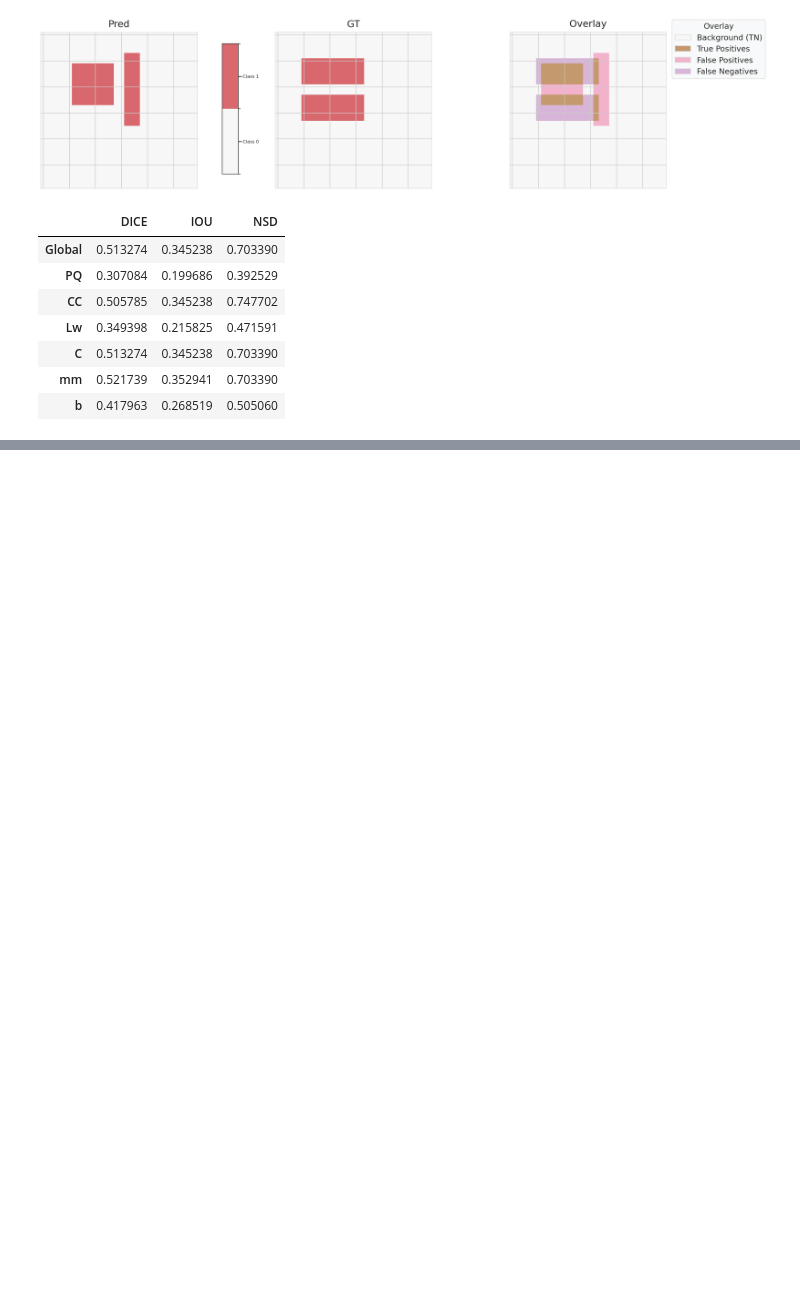
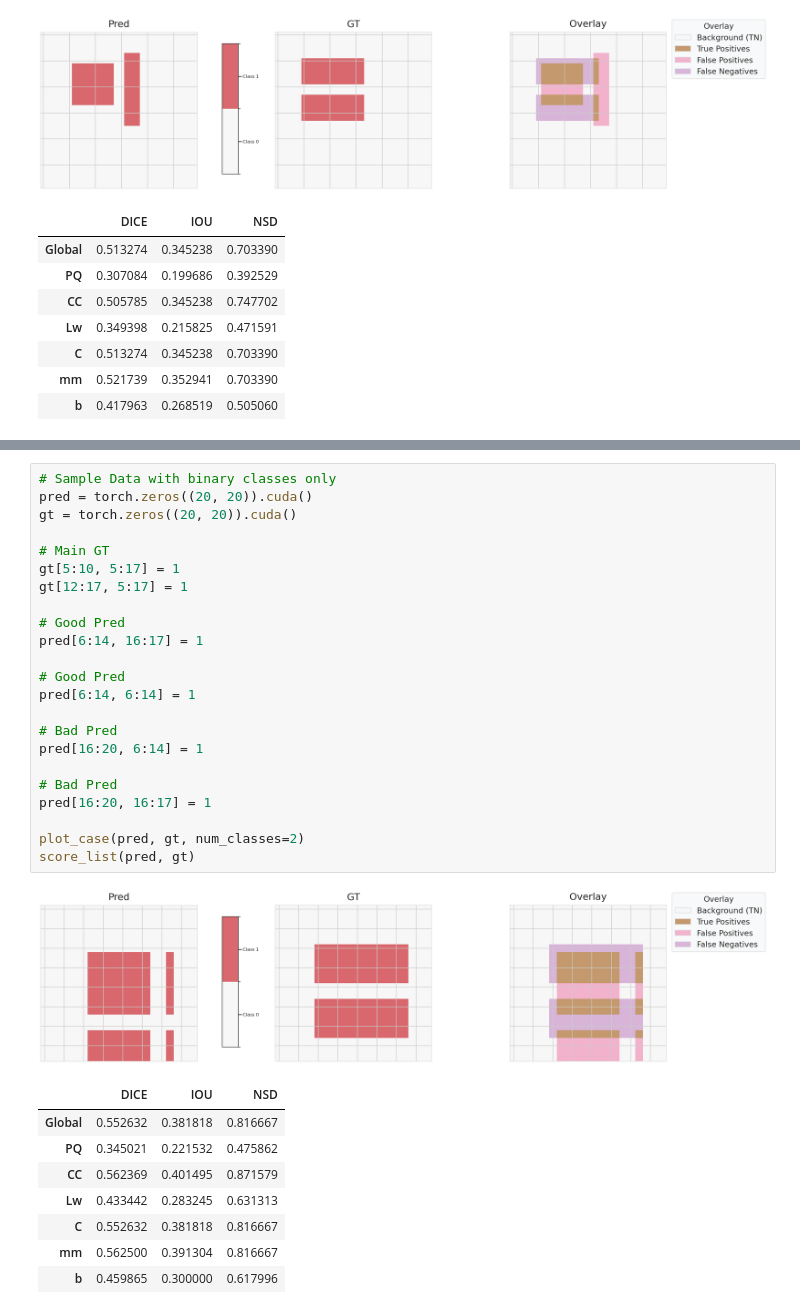
Before and after one commit to aymuos15/InstaMatch, a Jupyter notebook: unittest.ipynb, the cells around one changed output, grey strips where cells are left out. Cells and saved outputs as stored; diff of their text form; blank space fills up the shorter version.

```diff
--- a/unittest.ipynb
+++ b/unittest.ipynb
@@ -492,0 +553,33 @@ score_list(pred, gt)
+# %%
+# Sample Data with binary classes only
+pred = torch.zeros((20, 20)).cuda()
+gt = torch.zeros((20, 20)).cuda()
+
+# Main GT
+gt[5:10, 5:17] = 1
+gt[12:17, 5:17] = 1
+
+# Good Pred
+pred[6:14, 16:17] = 1
+
+# Good Pred
+pred[6:14, 6:14] = 1
+
+# Bad Pred
+pred[16:20, 6:14] = 1
+
+# Bad Pred
+pred[16:20, 16:17] = 1
+
+plot_case(pred, gt, num_classes=2)
+score_list(pred, gt)
+# %% [output]
+[figure, added]
+|  | DICE | IOU | NSD |
+| Global | 0.552632 | 0.381818 | 0.816667 |
+| PQ | 0.345021 | 0.221532 | 0.475862 |
+| CC | 0.562369 | 0.401495 | 0.871579 |
+| Lw | 0.433442 | 0.283245 | 0.631313 |
+| C | 0.552632 | 0.381818 | 0.816667 |
+| mm | 0.562500 | 0.391304 | 0.816667 |
+| b | 0.459865 | 0.300000 | 0.617996 |
```
Also changed, not shown: parts of 3 cells of this notebook, 2 other files.
